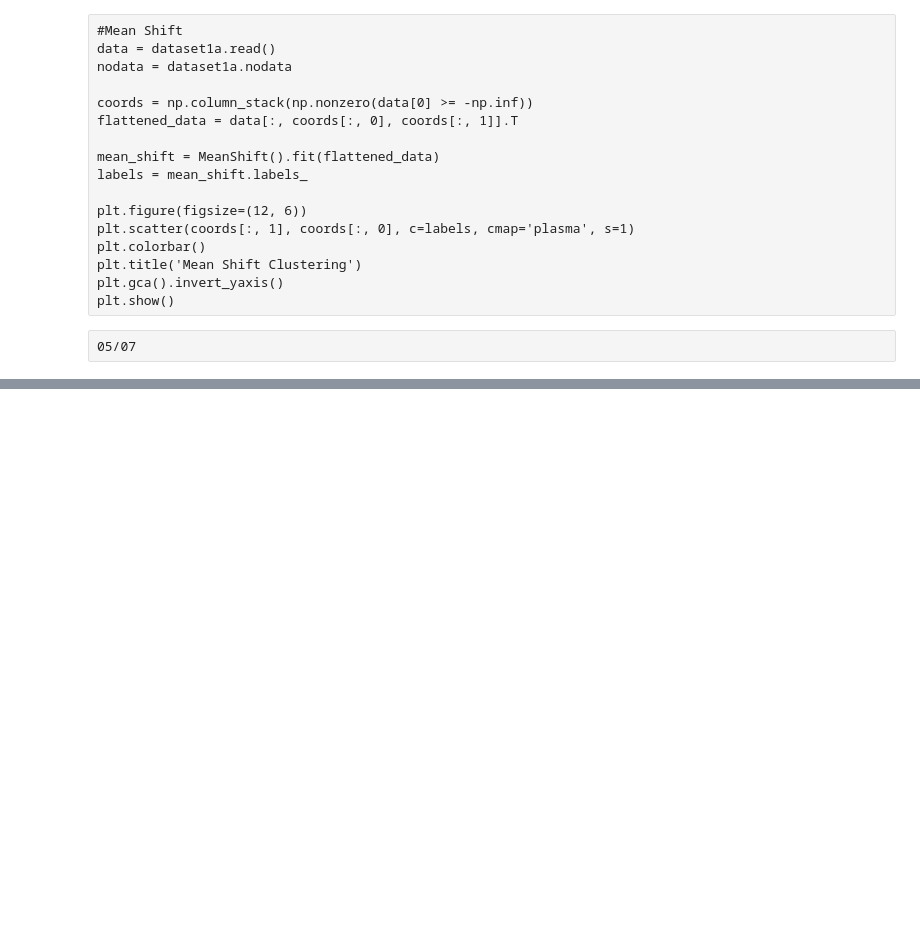
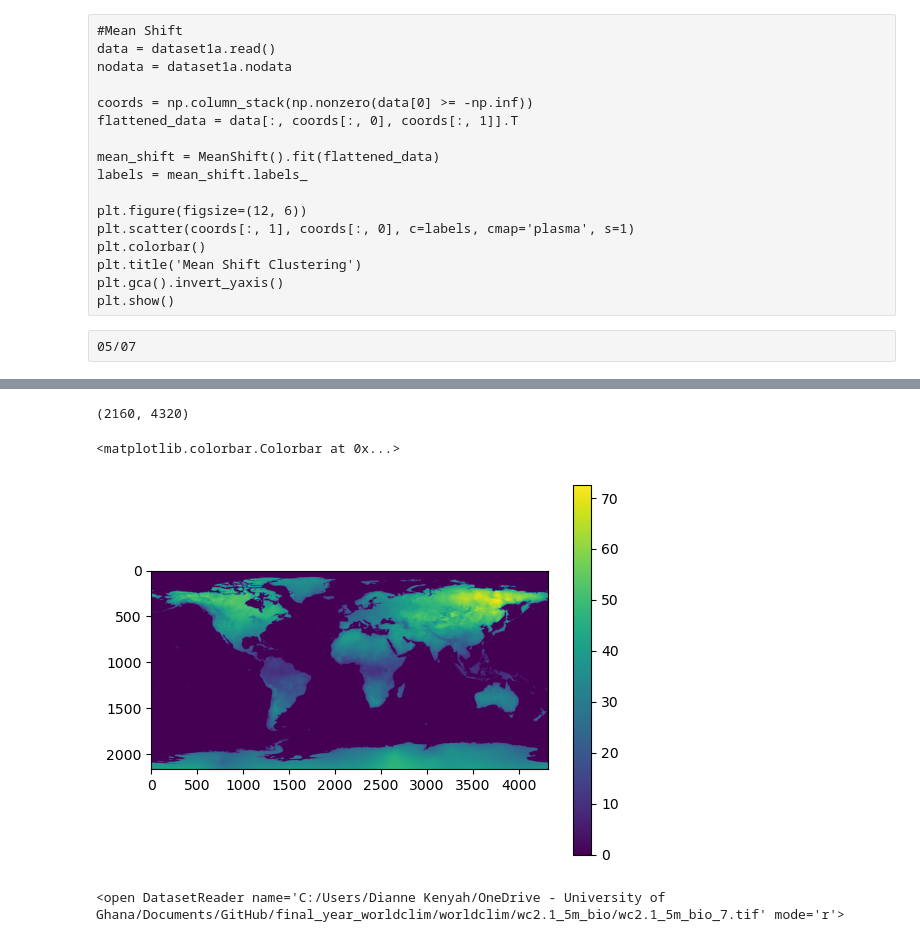
Before and after one commit to deekenyah1/final_year_worldclim, a Jupyter notebook: RASTERIO PROJECT.ipynb, the cells around one changed output, grey strips where cells are left out. Saved outputs shown, nothing was run; the diff lists cells and outputs as text; code cells hidden in the pictures; blank space fills up the shorter version.

```diff
--- a/RASTERIO PROJECT.ipynb
+++ b/RASTERIO PROJECT.ipynb
@@ -653,0 +718,3 @@ array([[0., 0., 0., ..., 0., 0., 0.],
+# %%
+non_nodata_indices = np.where(data != nodata)
+non_nodata_indices
@@ -653,0 +724,2 @@ array([[0., 0., 0., ..., 0., 0., 0.],
+# %%
+zero_array1[non_nodata_indices] = data[non_nodata_indices]
@@ -653,0 +742,14 @@ array([[0., 0., 0., ..., 0., 0., 0.],
+# %%
+zero_array.shape
+# %% [output]
+(2160, 4320)
+# %%
+plt.imshow(zero_array1) #correct
+plt.colorbar()
+# %% [output]
+<matplotlib.colorbar.Colorbar at 0x...>
+[figure, added]
+# %%
+dataset1g
+# %% [output]
+<open DatasetReader name='C:/Users/Dianne Kenyah/OneDrive - University of Ghana/Documents/GitHub/final_year_worldclim/worldclim/wc2.1_5m_bio/wc2.1_5m_bio_7.tif' mode='r'>
```
Also changed, not shown: parts of 43 cells of this notebook.
